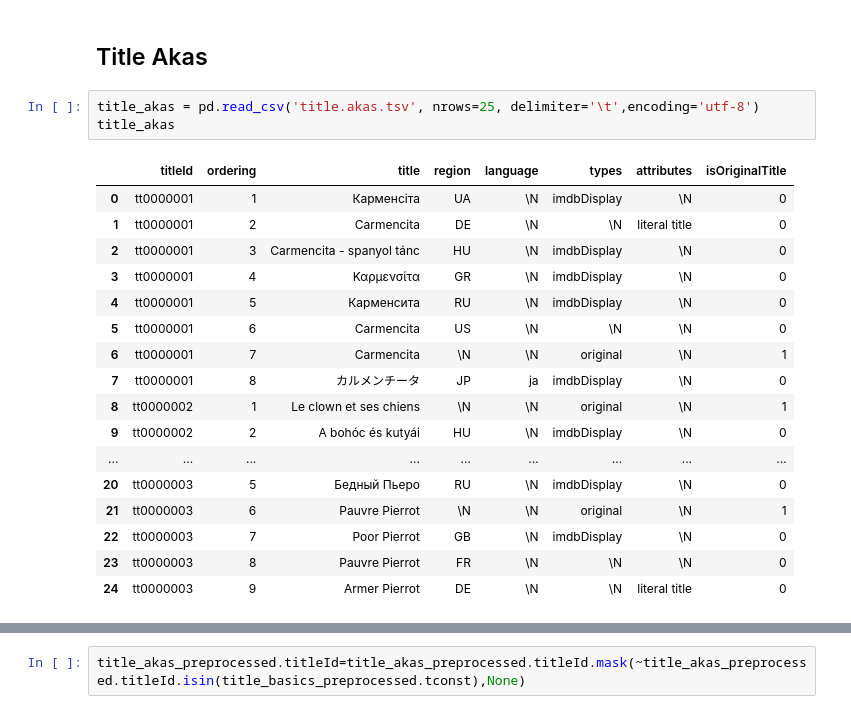
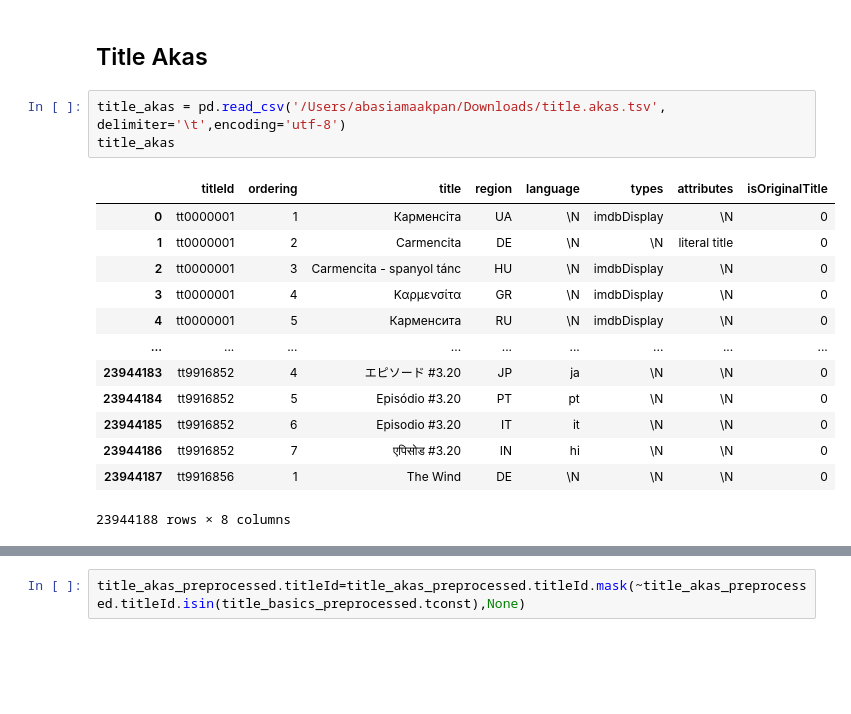
Before and after one commit to abasiamaakpan/Movie_Database_Application, a Jupyter notebook: Imdb_Database_App.ipynb, the cells around one changed output, grey strips where cells are left out. Drawn from its saved outputs; the diff is of its cells as text; blank space fills up the shorter version.

```diff
--- a/Imdb_Database_App.ipynb
+++ b/Imdb_Database_App.ipynb
@@ -648,26 +658,22 @@ for chunk in tqdm(batch(title_episodes_preprocessed,batch_size),total=length):
 # %% [markdown]
 ## Title Akas ##
 # %%
-title_akas = pd.read_csv('title.akas.tsv', nrows=25, delimiter='\t',encoding='utf-8')
+title_akas = pd.read_csv('/Users/abasiamaakpan/Downloads/title.akas.tsv', delimiter='\t',encoding='utf-8')
 title_akas
 # %% [output]
 |  | titleId | ordering | title | region | language | types | attributes | isOriginalTitle |
 | 0 | tt0000001 | 1 | Карменсіта | UA | \N | imdbDisplay | \N | 0 |
 | 1 | tt0000001 | 2 | Carmencita | DE | \N | \N | literal title | 0 |
 | 2 | tt0000001 | 3 | Carmencita - spanyol tánc | HU | \N | imdbDisplay | \N | 0 |
 | 3 | tt0000001 | 4 | Καρμενσίτα | GR | \N | imdbDisplay | \N | 0 |
 | 4 | tt0000001 | 5 | Карменсита | RU | \N | imdbDisplay | \N | 0 |
-| 5 | tt0000001 | 6 | Carmencita | US | \N | \N | \N | 0 |
-| 6 | tt0000001 | 7 | Carmencita | \N | \N | original | \N | 1 |
-| 7 | tt0000001 | 8 | カルメンチータ | JP | ja | imdbDisplay | \N | 0 |
-| 8 | tt0000002 | 1 | Le clown et ses chiens | \N | \N | original | \N | 1 |
-| 9 | tt0000002 | 2 | A bohóc és kutyái | HU | \N | imdbDisplay | \N | 0 |
 | ... | ... | ... | ... | ... | ... | ... | ... | ... |
-| 20 | tt0000003 | 5 | Бедный Пьеро | RU | \N | imdbDisplay | \N | 0 |
-| 21 | tt0000003 | 6 | Pauvre Pierrot | \N | \N | original | \N | 1 |
-| 22 | tt0000003 | 7 | Poor Pierrot | GB | \N | imdbDisplay | \N | 0 |
-| 23 | tt0000003 | 8 | Pauvre Pierrot | FR | \N | \N | \N | 0 |
-| 24 | tt0000003 | 9 | Armer Pierrot | DE | \N | \N | literal title | 0 |
+| 23944183 | tt9916852 | 4 | エピソード #3.20 | JP | ja | \N | \N | 0 |
+| 23944184 | tt9916852 | 5 | Episódio #3.20 | PT | pt | \N | \N | 0 |
+| 23944185 | tt9916852 | 6 | Episodio #3.20 | IT | it | \N | \N | 0 |
+| 23944186 | tt9916852 | 7 | एपिसोड #3.20 | IN | hi | \N | \N | 0 |
+| 23944187 | tt9916856 | 1 | The Wind | DE | \N | \N | \N | 0 |
+23944188 rows × 8 columns
 # %%
 def preprocess_dataframe_title_akas(data_frame):
     title_akas_new_series=data_frame
```
Also changed, not shown: parts of 135 cells of this notebook.
